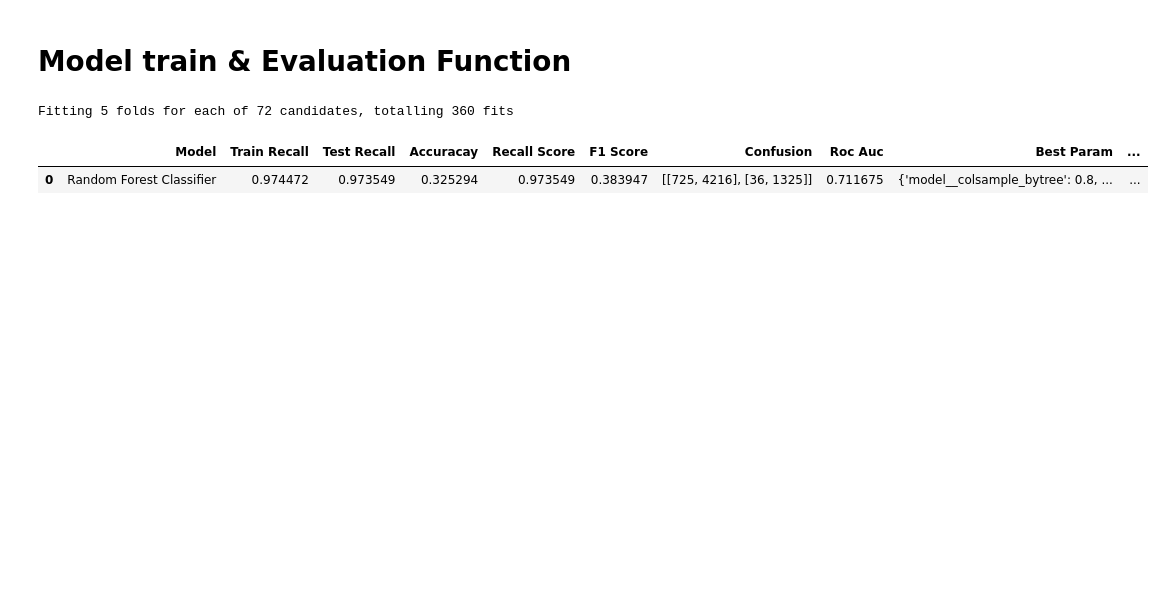
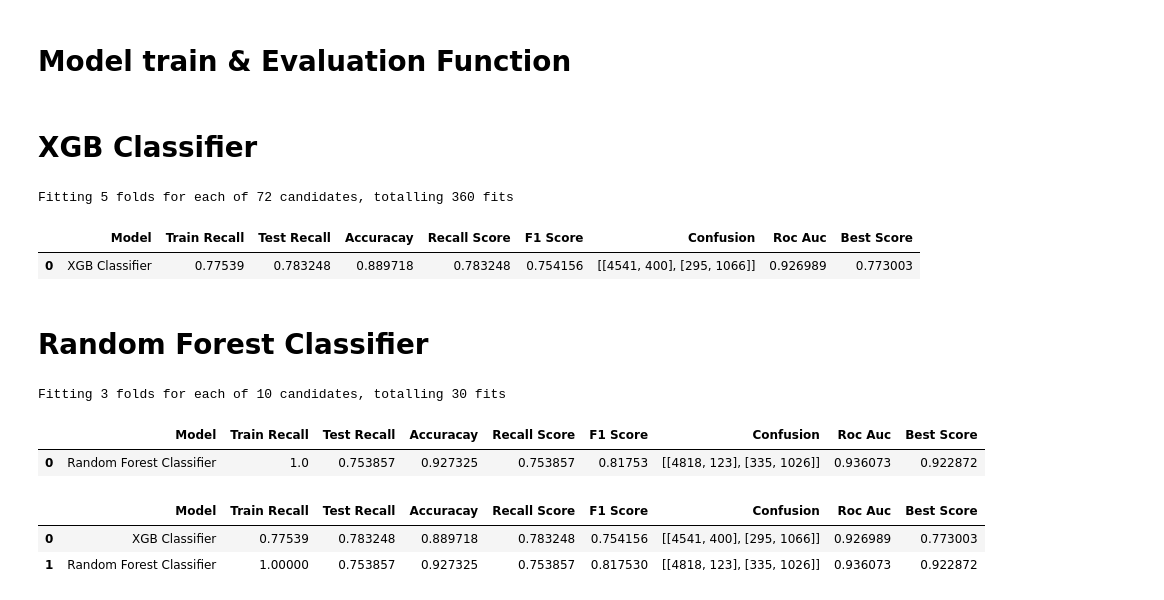
Before and after one commit to Md-Maruf-1727/loan-risk-analysis-xai, a Jupyter notebook: Notebooks/04_model_training.ipynb, the cells around one changed output. Drawn from its saved outputs; the diff is of its cells as text; code cells hidden in the pictures; blank space fills up the shorter version.

```diff
--- a/Notebooks/04_model_training.ipynb
+++ b/Notebooks/04_model_training.ipynb
@@ -142,11 +144,12 @@ def evaluate_model(model, xtrain, xtest, ytrain, ytest, model_name):
         'F1 Score' : f1,
         'Confusion': confusion,
         'Roc Auc': roc_auc,
-        'Best Param' : str(best_param),
         'Best Score' : best_score
     }])
 
     return result, y_pred_proba, confusion, roc_auc
+# %% [markdown]
+# XGB Classifier
 # %%
 xg_pipeline = Pipeline([
     ('smote', SMOTE(random_state=42)),
@@ -186,13 +189,63 @@ Fitting 5 folds for each of 72 candidates, totalling 360 fits
 # %%
 xg_result, xg_pred_proba, xg_confusion, xg_roc_auc = evaluate_model(
     model=xg_model,
-    xtrain=scale_xtrain,
-    xtest=scale_xtest,
+    xtrain=xtrain,
+    xtest=xtest,
     ytrain=ytrain,
     ytest=ytest,
-    model_name='Random Forest Classifier'
+    model_name='XGB Classifier'
 )
 xg_result
 # %% [output]
-|  | Model | Train Recall | Test Recall | Accuracay | Recall Score | F1 Score | Confusion | Roc Auc | Best Param | ... |
-| 0 | Random Forest Classifier | 0.974472 | 0.973549 | 0.325294 | 0.973549 | 0.383947 | [[725, 4216], [36, 1325]] | 0.711675 | {'model__colsample_bytree': 0.8, ... | ... |
+|  | Model | Train Recall | Test Recall | Accuracay | Recall Score | F1 Score | Confusion | Roc Auc | Best Score |
+| 0 | XGB Classifier | 0.77539 | 0.783248 | 0.889718 | 0.783248 | 0.754156 | [[4541, 400], [295, 1066]] | 0.926989 | 0.773003 |
+# %% [markdown]
+# Random Forest Classifier
+# %%
+rf_pipeline = Pipeline([
+    ('smote', SMOTE(random_state=42)),
+    ('model', RandomForestClassifier(random_state=42, n_jobs=1))
+])
+
+rf_param_grid = {
+    'model__n_estimators': [100, 200],
+    'model__max_depth': [None, 10, 15],
+    'model__min_samples_split': [2, 5, 10]
+}
+
+rf_cv = StratifiedKFold(
+    n_splits=3,
+    shuffle= True,
+    random_state=42
+)
+
+rf_grid_cv = RandomizedSearchCV(
+    estimator= rf_pipeline,
+    param_distributions= rf_param_grid,
+    scoring='recall',
+    cv=rf_cv, n_iter=10,
+    verbose=1, n_jobs=-1
+)
+rf_model = rf_grid_cv.fit(xtrain, ytrain)
+# %% [output]
+Fitting 3 folds for each of 10 candidates, totalling 30 fits
+# %%
+rf_result, rf_pred_proba, rf_confusion, rf_roc_auc = evaluate_model(
+    model = rf_model,
+    xtrain = xtrain,
+    xtest= xtest,
+    ytrain=ytrain,
+    ytest= ytest,
+    model_name = 'Random Forest Classifier'
+)
+rf_result
+# %% [output]
+|  | Model | Train Recall | Test Recall | Accuracay | Recall Score | F1 Score | Confusion | Roc Auc | Best Score |
+| 0 | Random Forest Classifier | 1.0 | 0.753857 | 0.927325 | 0.753857 | 0.81753 | [[4818, 123], [335, 1026]] | 0.936073 | 0.922872 |
+# %%
+comparing = pd.concat([xg_result, rf_result], ignore_index=True)
+comparing.sort_values(by='Recall Score', ascending=False)
+# %% [output]
+|  | Model | Train Recall | Test Recall | Accuracay | Recall Score | F1 Score | Confusion | Roc Auc | Best Score |
+| 0 | XGB Classifier | 0.77539 | 0.783248 | 0.889718 | 0.783248 | 0.754156 | [[4541, 400], [295, 1066]] | 0.926989 | 0.773003 |
+| 1 | Random Forest Classifier | 1.00000 | 0.753857 | 0.927325 | 0.753857 | 0.817530 | [[4818, 123], [335, 1026]] | 0.936073 | 0.922872 |
```
Also changed, not shown: parts of 4 cells of this notebook.
